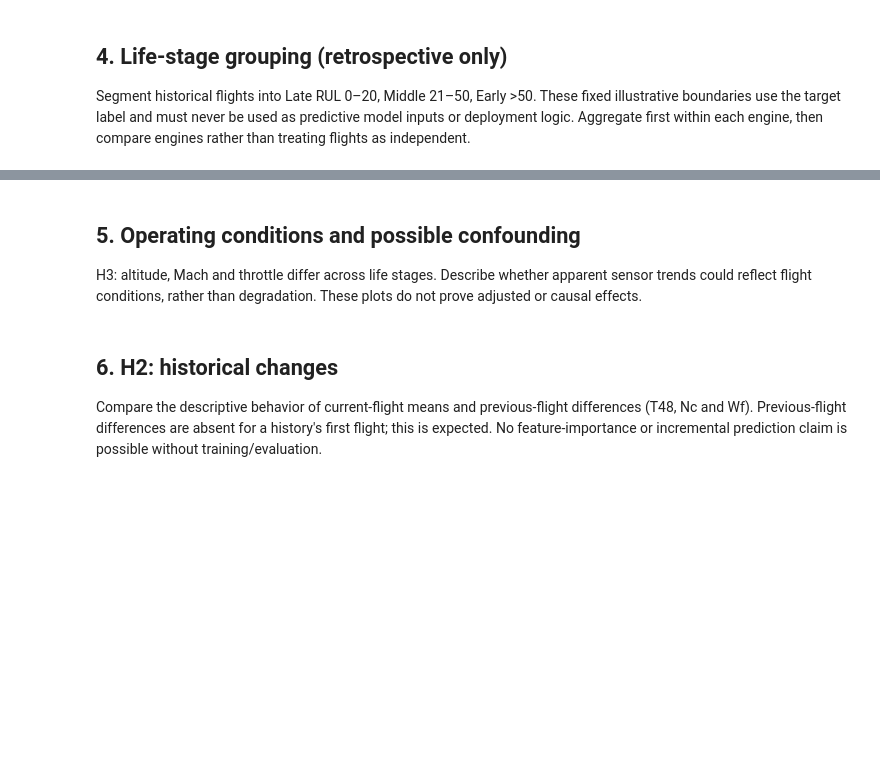
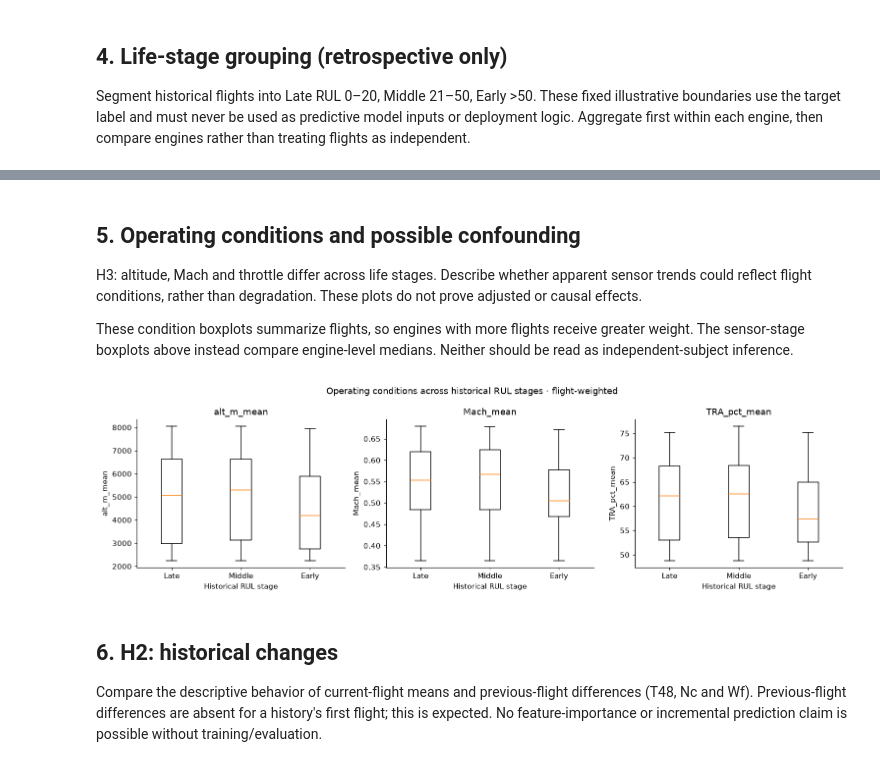
Before and after one commit to Cukowski/GR05-Predictive-Maintenance, a Jupyter notebook: notebooks/03-descriptive-analysis.ipynb, the cells around one changed output, grey strips where cells are left out. Cells and saved outputs as stored; diff of their text form; code cells hidden in the pictures; blank space fills up the shorter version.

```diff
--- a/notebooks/03-descriptive-analysis.ipynb
+++ b/notebooks/03-descriptive-analysis.ipynb
@@ -103,16 +153,21 @@ plt.show()
 # %% [markdown]
 ## 5. Operating conditions and possible confounding
 H3: altitude, Mach and throttle differ across life stages. Describe whether apparent sensor trends could reflect flight conditions, rather than degradation. These plots do not prove adjusted or causal effects.
+
+These condition boxplots summarize flights, so engines with more flights receive greater weight. The sensor-stage boxplots above instead compare engine-level medians. Neither should be read as independent-subject inference.
 # %%
 fig,axes=plt.subplots(1,3,figsize=(14,4))
 for ax,feature in zip(axes,conditions):
     vals=[train.loc[train.life_stage==s,feature].dropna() for s in ["Late","Middle","Early"]]
     ax.boxplot(vals,tick_labels=["Late","Middle","Early"],showfliers=False)
     ax.set(xlabel="Historical RUL stage",ylabel=feature,title=feature)
-fig.suptitle("Operating conditions across historical RUL stages")
+fig.suptitle("Operating conditions across historical RUL stages · flight-weighted")
 fig.tight_layout()
-fig.savefig(figdir/"05_operating_conditions.svg",bbox_inches="tight")
+fig.savefig(figdir/"05_operating_conditions.svg",bbox_inches="tight",metadata={"Date":None})
+fig.savefig(figdir/"05_operating_conditions.png",bbox_inches="tight",dpi=180)
 plt.show()
+# %% [output]
+[figure, added]
 # %% [markdown]
 ## 6. H2: historical changes
 Compare the descriptive behavior of current-flight means and previous-flight differences (T48, Nc and Wf). Previous-flight differences are absent for a history's first flight; this is expected. No feature-importance or incremental prediction claim is possible without training/evaluation.
```
Also changed, not shown: parts of 16 cells of this notebook, 32 other files.
